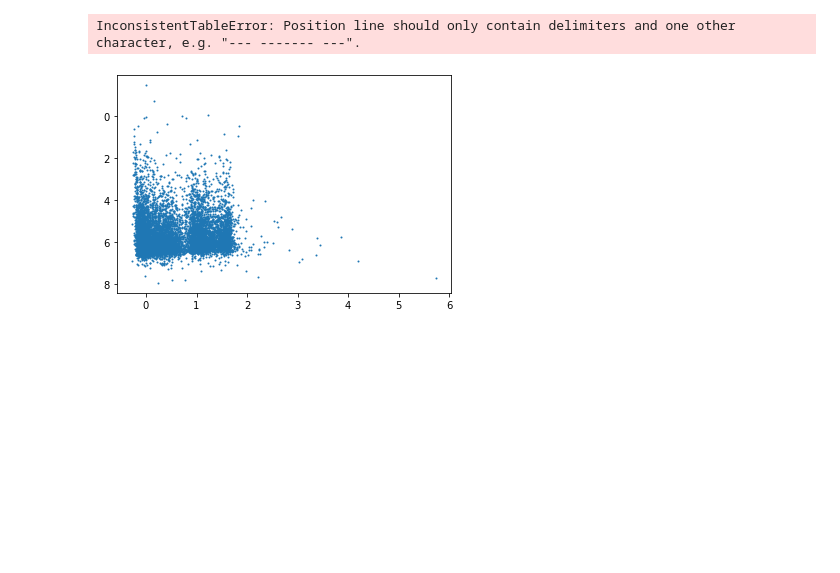
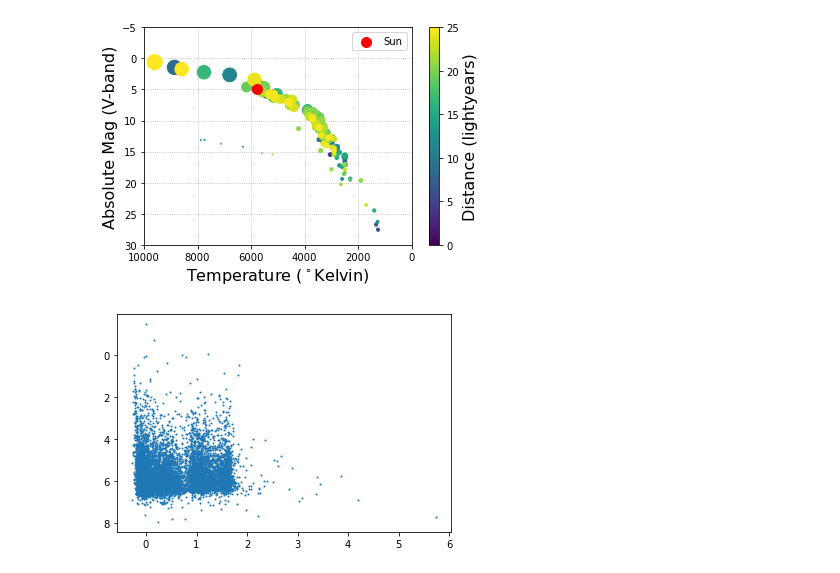
Before and after one commit to davidjaimes/bright-star-catalog-5th-edition, a Jupyter notebook: notebook/Untitled.ipynb, the cells around one changed output. Drawn from its saved outputs; the diff is of its cells as text; code cells hidden in the pictures; blank space fills up the shorter version.

Commit message:
import nearest stars

```diff
--- a/notebook/Untitled.ipynb
+++ b/notebook/Untitled.ipynb
@@ -3,11 +2,42 @@ from astropy.io import ascii
 import matplotlib.pyplot as plt
 import numpy as np
 import pandas as pd
-# %%
-data = ascii.read('../data/nearest-stars', data_start=3, format='fixed_width_two_line')
-data
-# %% [output]
-InconsistentTableError: Position line should only contain delimiters and one other character, e.g. "--- ------- ---".
+# %%
+widths = [28, 12, 11, 8, 8,
+          9, 9, 10, 10, 9,
+          5, 11, 6, 9, 14,
+          10, 7, 6, 8, 7,
+          8, 9, 9, 9, 6]
+df = pd.read_fwf('../data/nearest-stars', widths=widths)
+df = df.drop([0, 1])
+
+# Convert to number from string.
+columns = ['VMAG', 'JMAG', 'Teff', 'Mv', 'DIST', 'RADIUS']
+for col in columns:
+    df[col] = df[col].str.replace(r'[a-zA-Z]', '', regex=True)
+    df[col] = pd.to_numeric(df[col], errors='coerce')
+
+# Radius conversion from Sun, Jupiter, and Earth.
+w = df['Unnamed: 19'] == 'Rj'
+df.loc[w, 'RADIUS'] /= 9.9604
+w = df['Unnamed: 19'] == 'Re'
+df.loc[w, 'RADIUS'] /= 109.18
+
+# Plot
+plt.scatter(df['Teff'], df['Mv'], s=100*df['RADIUS'], c=df['DIST'], cmap='viridis', zorder=2)
+plt.scatter(5778, 4.85, s=100, c='red', label='Sun', zorder=3)
+plt.xlabel(r'Temperature ($^\circ$Kelvin)', size=16)
+plt.ylabel(r'Absolute Mag (V-band)', size=16)
+
+#
+plt.grid(zorder=3, ls=':')
+plt.legend()
+plt.xlim(10000, 0)
+plt.ylim(30, -5)
+plt.colorbar().set_label(label='Distance (lightyears)', size=16)
+plt.clim(df.DIST.min(), 25)
+# %% [output]
+[figure, added]
 # %%
 df = pd.read_table('../data/bsc5-vizier', sep=';', skiprows=127)
 df = df.drop([0, 1])
```
Also changed, not shown: parts of 1 cell of this notebook, 2 other files.
